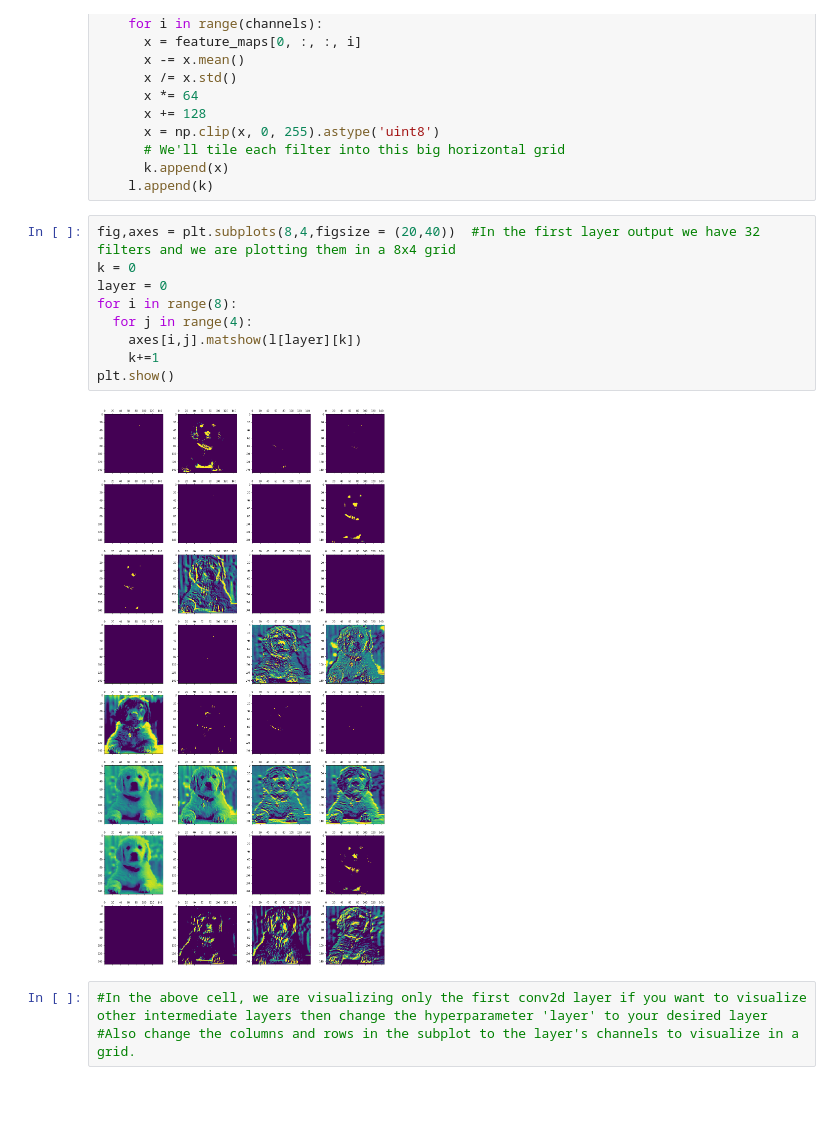
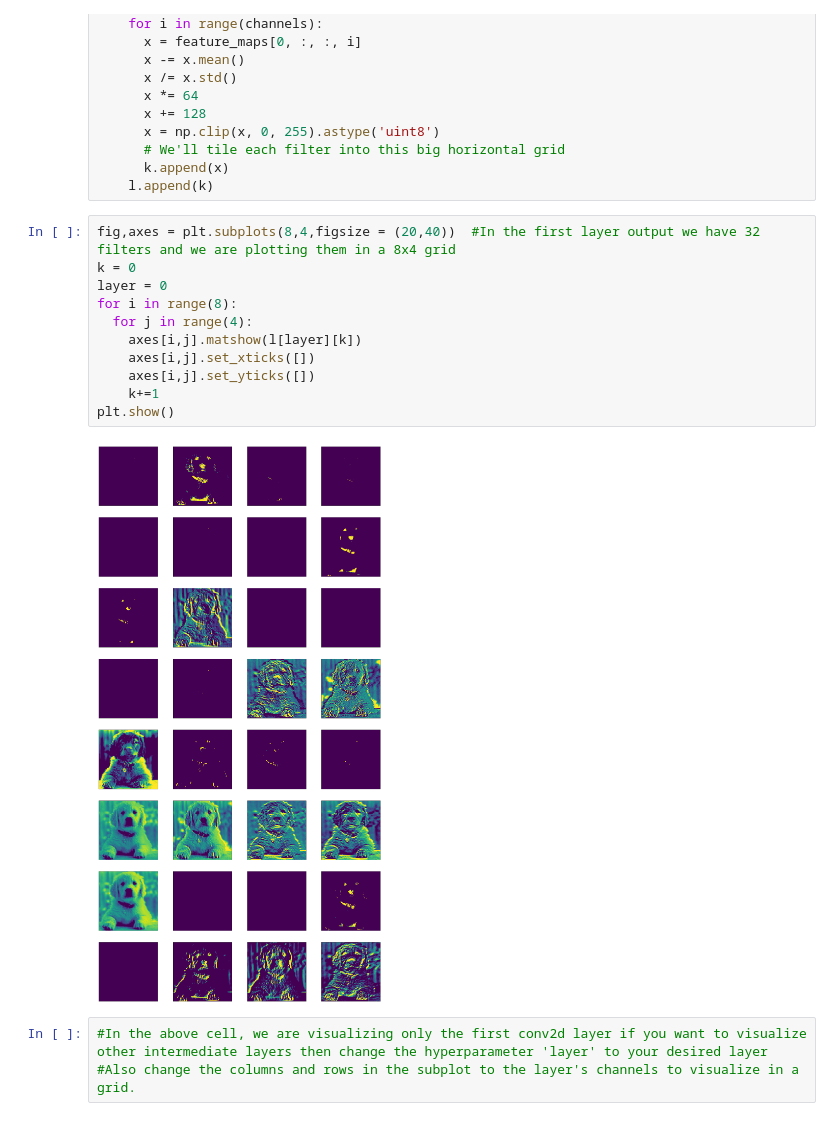
Before and after one commit to varunbommagunta/Visualizing-FeatureMaps, a Jupyter notebook: Visualizing_The_Feature_Maps_In_CNN's.ipynb, the cells around one changed output. Drawn from its saved outputs; the diff is of its cells as text.

```diff
--- a/Visualizing_The_Feature_Maps_In_CNN's.ipynb
+++ b/Visualizing_The_Feature_Maps_In_CNN's.ipynb
@@ -419,14 +419,16 @@ for layer_names, feature_maps in zip(layer_names,feature_maps):
 # %%
 fig,axes = plt.subplots(8,4,figsize = (20,40))  #In the first layer output we have 32 filters and we are plotting them in a 8x4 grid
 k = 0
 layer = 0
 for i in range(8):
   for j in range(4):
     axes[i,j].matshow(l[layer][k])
+    axes[i,j].set_xticks([])
+    axes[i,j].set_yticks([])
     k+=1
 plt.show()
 # %% [output]
-[figure, old version]
+[figure, new version]
 # %%
 #In the above cell, we are visualizing only the first conv2d layer if you want to visualize other intermediate layers then change the hyperparameter 'layer' to your desired layer
 #Also change the columns and rows in the subplot to the layer's channels to visualize in a grid.
```
